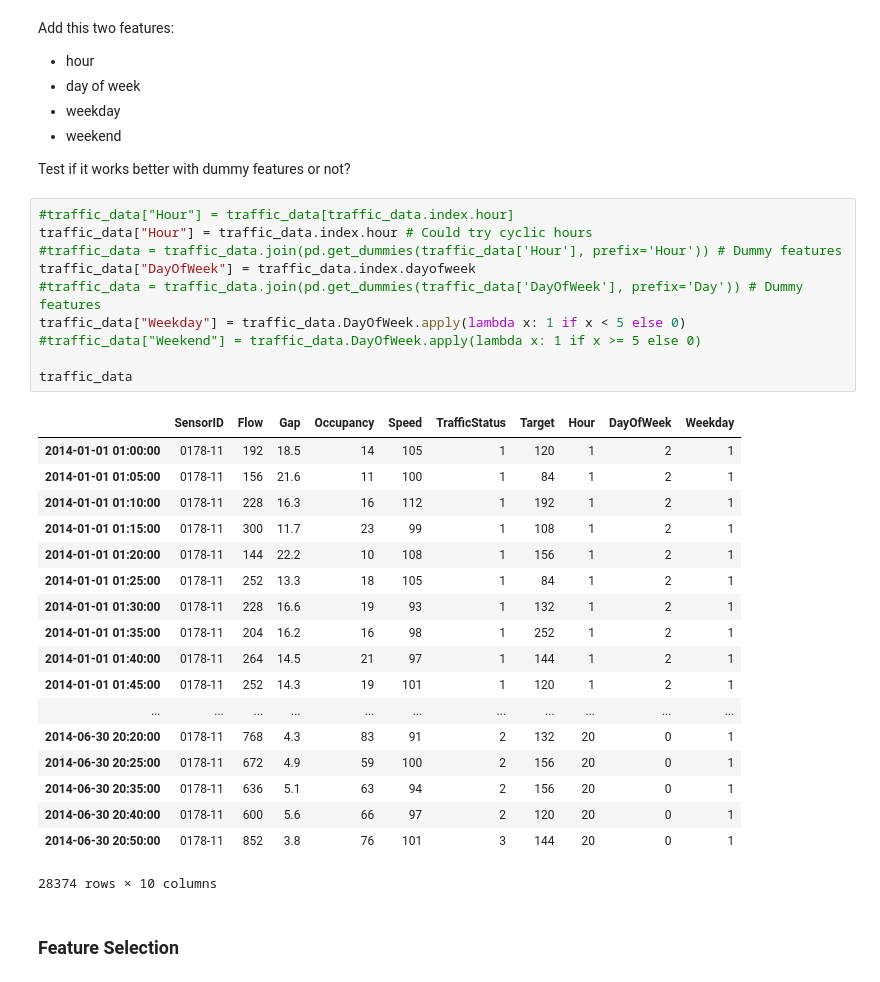
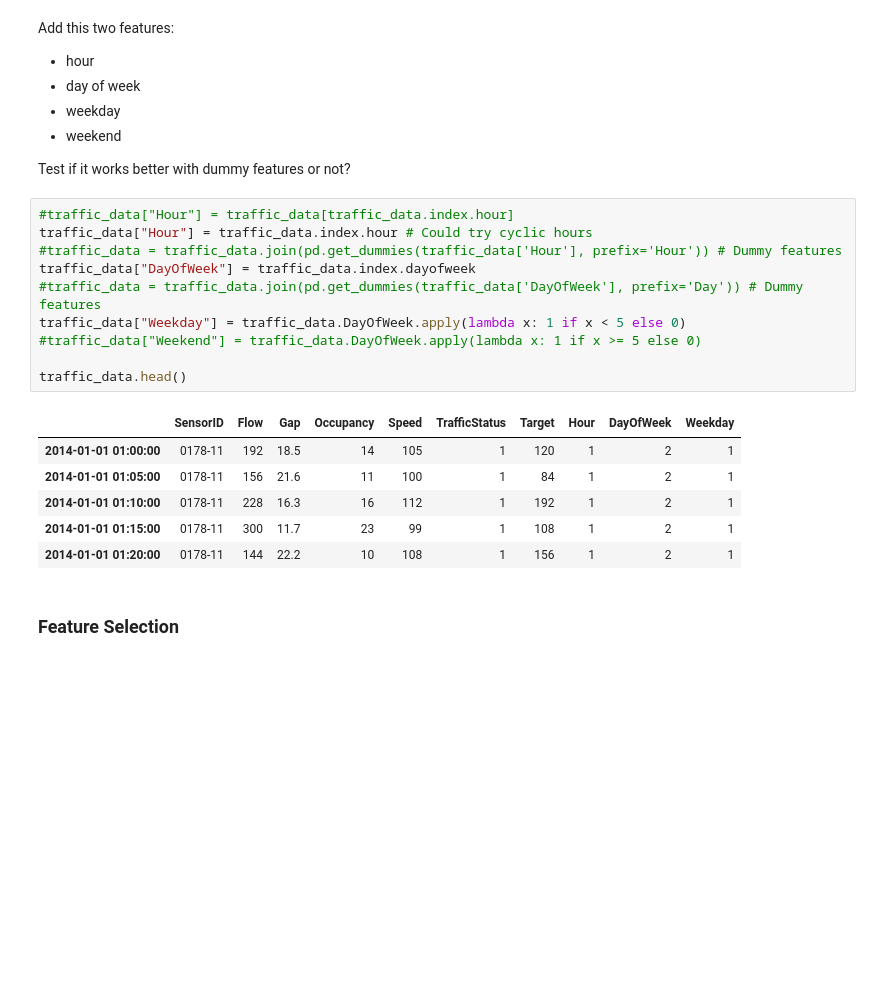
Before and after one commit to bkazic/Final-Project-Blog, a Jupyter notebook: Final Project - Blog.ipynb, the cells around one changed output. Cells and saved outputs as stored; diff of their text form; blank space fills up the shorter version.

```diff
--- a/Final Project - Blog.ipynb
+++ b/Final Project - Blog.ipynb
@@ -291,32 +289,20 @@ Test if it works better with dummy features or not?
 # %%
 #traffic_data["Hour"] = traffic_data[traffic_data.index.hour]
 traffic_data["Hour"] = traffic_data.index.hour # Could try cyclic hours
 #traffic_data = traffic_data.join(pd.get_dummies(traffic_data['Hour'], prefix='Hour')) # Dummy features
 traffic_data["DayOfWeek"] = traffic_data.index.dayofweek
 #traffic_data = traffic_data.join(pd.get_dummies(traffic_data['DayOfWeek'], prefix='Day')) # Dummy features
 traffic_data["Weekday"] = traffic_data.DayOfWeek.apply(lambda x: 1 if x < 5 else 0)
 #traffic_data["Weekend"] = traffic_data.DayOfWeek.apply(lambda x: 1 if x >= 5 else 0)
 
-traffic_data
+traffic_data.head()
 # %% [output]
 |  | SensorID | Flow | Gap | Occupancy | Speed | TrafficStatus | Target | Hour | DayOfWeek | Weekday |
 | 2014-01-01 01:00:00 | 0178-11 | 192 | 18.5 | 14 | 105 | 1 | 120 | 1 | 2 | 1 |
 | 2014-01-01 01:05:00 | 0178-11 | 156 | 21.6 | 11 | 100 | 1 | 84 | 1 | 2 | 1 |
 | 2014-01-01 01:10:00 | 0178-11 | 228 | 16.3 | 16 | 112 | 1 | 192 | 1 | 2 | 1 |
 | 2014-01-01 01:15:00 | 0178-11 | 300 | 11.7 | 23 | 99 | 1 | 108 | 1 | 2 | 1 |
 | 2014-01-01 01:20:00 | 0178-11 | 144 | 22.2 | 10 | 108 | 1 | 156 | 1 | 2 | 1 |
-| 2014-01-01 01:25:00 | 0178-11 | 252 | 13.3 | 18 | 105 | 1 | 84 | 1 | 2 | 1 |
-| 2014-01-01 01:30:00 | 0178-11 | 228 | 16.6 | 19 | 93 | 1 | 132 | 1 | 2 | 1 |
-| 2014-01-01 01:35:00 | 0178-11 | 204 | 16.2 | 16 | 98 | 1 | 252 | 1 | 2 | 1 |
-| 2014-01-01 01:40:00 | 0178-11 | 264 | 14.5 | 21 | 97 | 1 | 144 | 1 | 2 | 1 |
-| 2014-01-01 01:45:00 | 0178-11 | 252 | 14.3 | 19 | 101 | 1 | 120 | 1 | 2 | 1 |
-| ... | ... | ... | ... | ... | ... | ... | ... | ... | ... | ... |
-| 2014-06-30 20:20:00 | 0178-11 | 768 | 4.3 | 83 | 91 | 2 | 132 | 20 | 0 | 1 |
-| 2014-06-30 20:25:00 | 0178-11 | 672 | 4.9 | 59 | 100 | 2 | 156 | 20 | 0 | 1 |
-| 2014-06-30 20:35:00 | 0178-11 | 636 | 5.1 | 63 | 94 | 2 | 156 | 20 | 0 | 1 |
-| 2014-06-30 20:40:00 | 0178-11 | 600 | 5.6 | 66 | 97 | 2 | 120 | 20 | 0 | 1 |
-| 2014-06-30 20:50:00 | 0178-11 | 852 | 3.8 | 76 | 101 | 3 | 144 | 20 | 0 | 1 |
-28374 rows × 10 columns
 # %% [markdown]
 ### Feature Selection
 # %%
```
Also changed, not shown: parts of 19 cells of this notebook, 1 other file.
